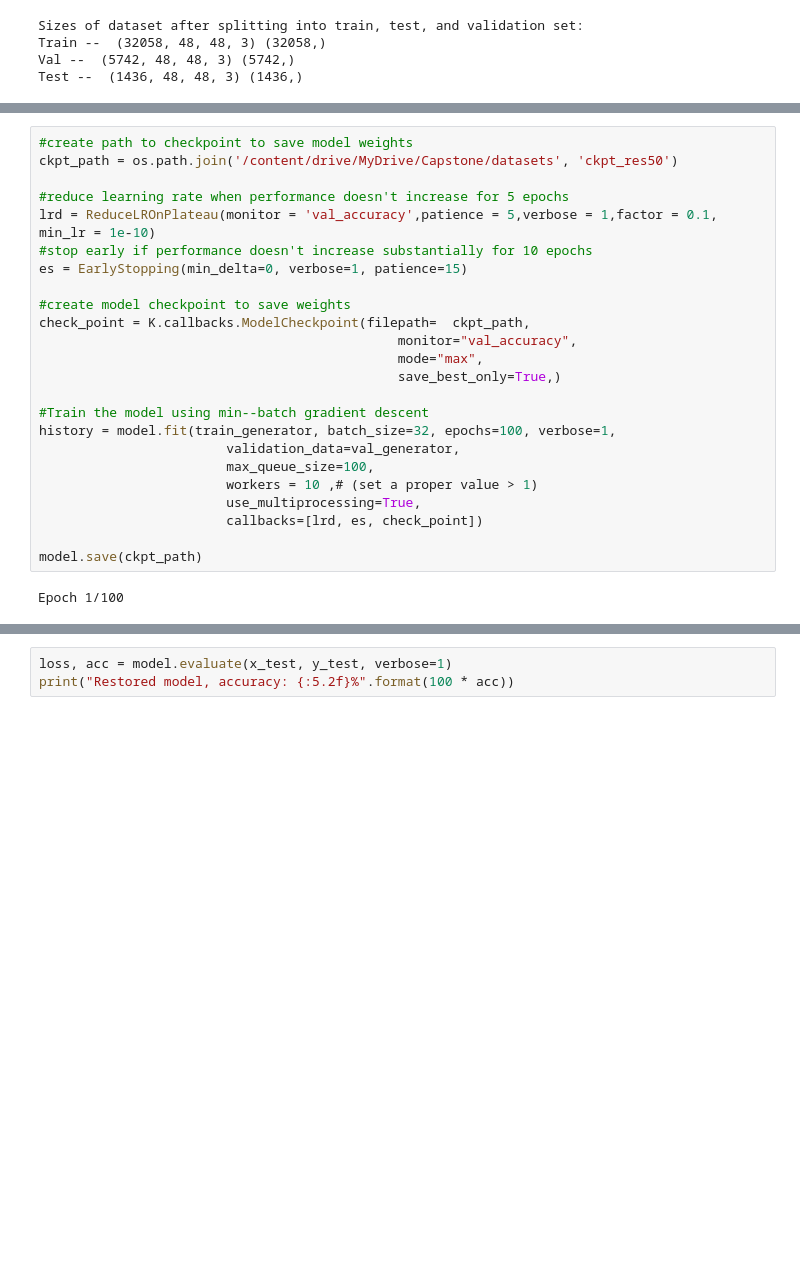
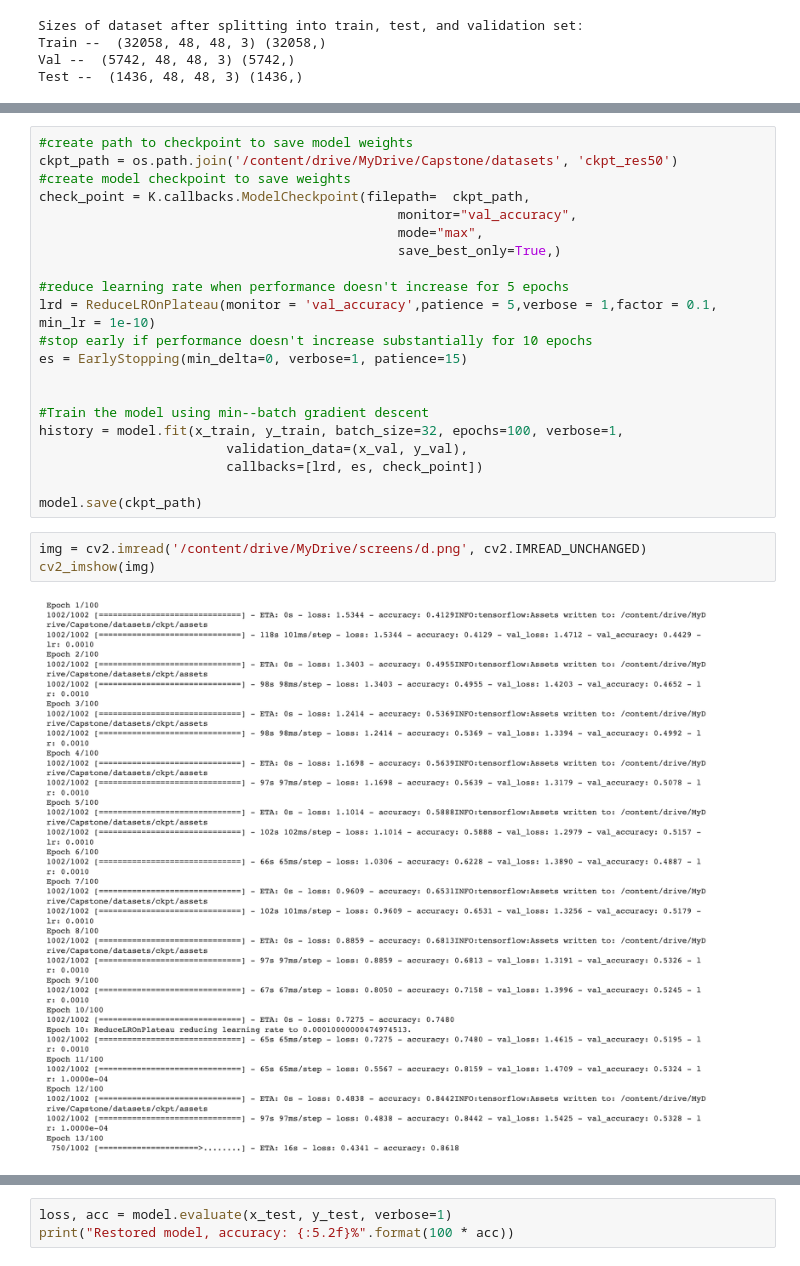
Before and after one commit to anosharahim/deep-learning, a Jupyter notebook: vgg_vs_resnet.ipynb, the cells around one changed output, grey strips where cells are left out. Drawn from its saved outputs; the diff is of its cells as text; blank space fills up the shorter version.

```diff
--- a/vgg_vs_resnet.ipynb
+++ b/vgg_vs_resnet.ipynb
@@ -410,29 +365,29 @@ _________________________________________________________________
 # %%
 #create path to checkpoint to save model weights
 ckpt_path = os.path.join('/content/drive/MyDrive/Capstone/datasets', 'ckpt_res50')
+#create model checkpoint to save weights
+check_point = K.callbacks.ModelCheckpoint(filepath=  ckpt_path,
+                                              monitor="val_accuracy",
+                                              mode="max",
+                                              save_best_only=True,)
 
 #reduce learning rate when performance doesn't increase for 5 epochs
 lrd = ReduceLROnPlateau(monitor = 'val_accuracy',patience = 5,verbose = 1,factor = 0.1, min_lr = 1e-10)
 #stop early if performance doesn't increase substantially for 10 epochs
 es = EarlyStopping(min_delta=0, verbose=1, patience=15)
 
-#create model checkpoint to save weights
-check_point = K.callbacks.ModelCheckpoint(filepath=  ckpt_path,
-                                              monitor="val_accuracy",
-                                              mode="max",
-                                              save_best_only=True,)
 
 #Train the model using min--batch gradient descent
-history = model.fit(train_generator, batch_size=32, epochs=100, verbose=1,
-                        validation_data=val_generator,
-                        max_queue_size=100,
-                        workers = 10 ,# (set a proper value > 1)
-                        use_multiprocessing=True,
+history = model.fit(x_train, y_train, batch_size=32, epochs=100, verbose=1,
+                        validation_data=(x_val, y_val),
                         callbacks=[lrd, es, check_point])
 
 model.save(ckpt_path)
-# %% [output]
-Epoch 1/100
+# %%
+img = cv2.imread('/content/drive/MyDrive/screens/d.png', cv2.IMREAD_UNCHANGED)
+cv2_imshow(img)
+# %% [output]
+[figure, added]
 # %%
 hist = history.history
 train_acc = hist['accuracy']
```
Also changed, not shown: parts of 33 cells of this notebook.
